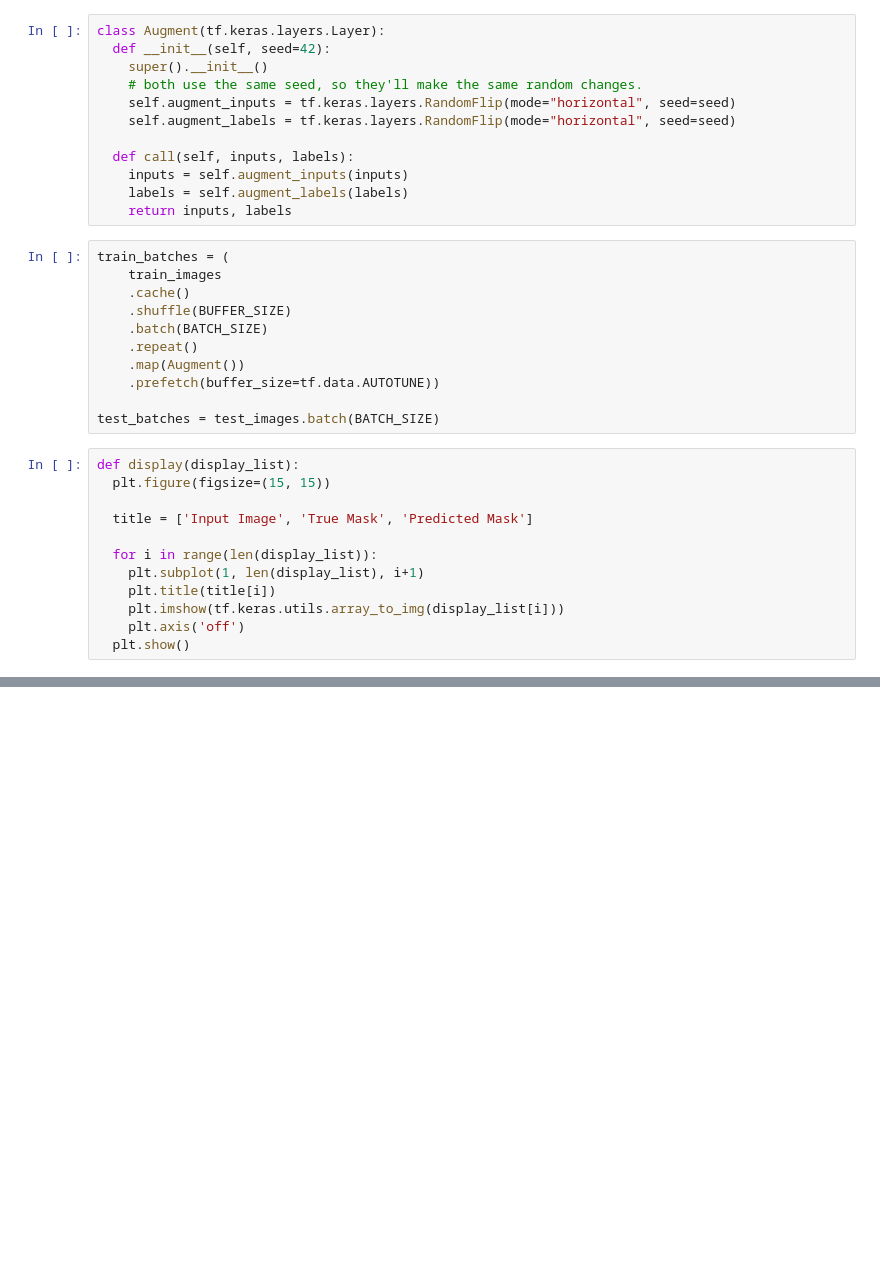
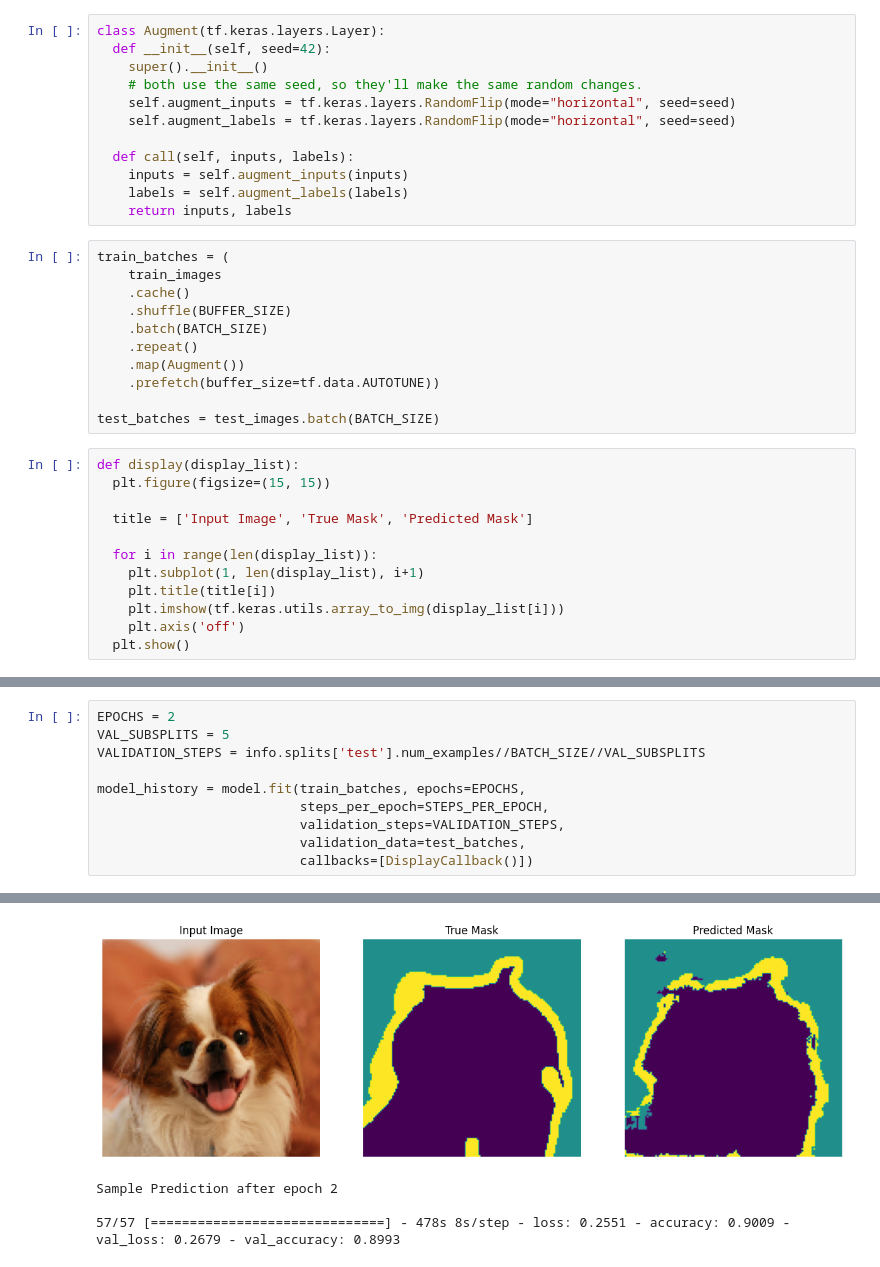
Before and after one commit to mircorudolph/PV_image_segmentation, a Jupyter notebook: 01_model.ipynb, the cells around one changed output, grey strips where cells are left out. Saved outputs shown, nothing was run; the diff lists cells and outputs as text; blank space fills up the shorter version.

```diff
--- a/01_model.ipynb
+++ b/01_model.ipynb
@@ -76,0 +248,11 @@ for images, masks in train_batches.take(2):
+# %%
+EPOCHS = 2
+VAL_SUBSPLITS = 5
+VALIDATION_STEPS = info.splits['test'].num_examples//BATCH_SIZE//VAL_SUBSPLITS
+
+model_history = model.fit(train_batches, epochs=EPOCHS,
+                          steps_per_epoch=STEPS_PER_EPOCH,
+                          validation_steps=VALIDATION_STEPS,
+                          validation_data=test_batches,
+                          callbacks=[DisplayCallback()])
+# %% [output]
@@ -76,0 +260,4 @@ for images, masks in train_batches.take(2):
+[figure, added]
+Sample Prediction after epoch 2
+
+57/57 [==============================] - 478s 8s/step - loss: 0.2551 - accuracy: 0.9009 - val_loss: 0.2679 - val_accuracy: 0.8993
```
Also changed, not shown: parts of 21 cells of this notebook.
